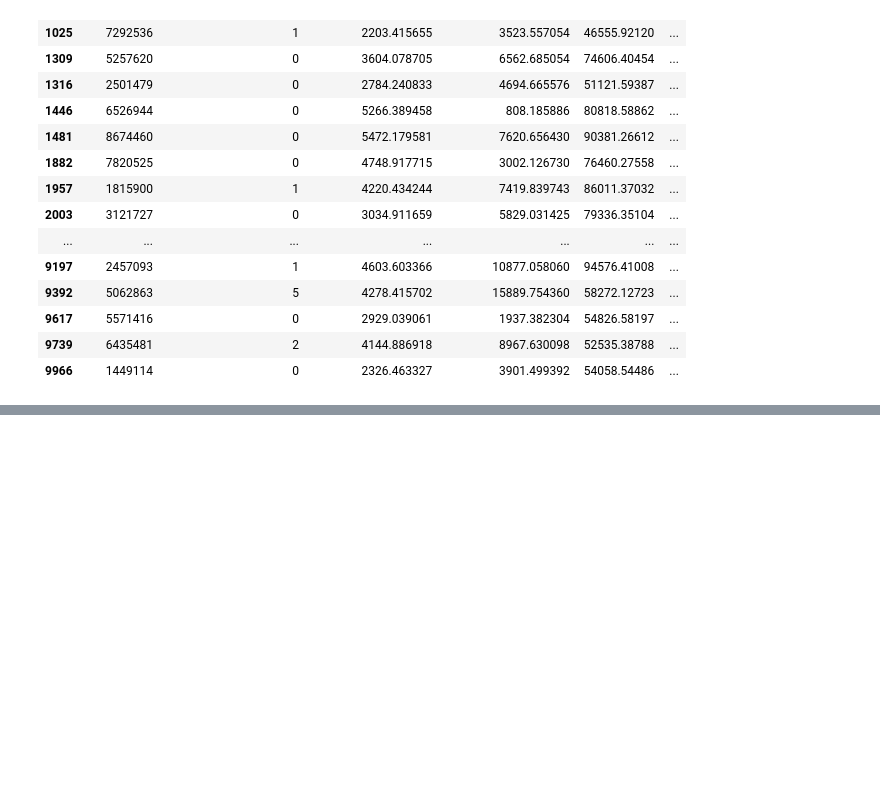
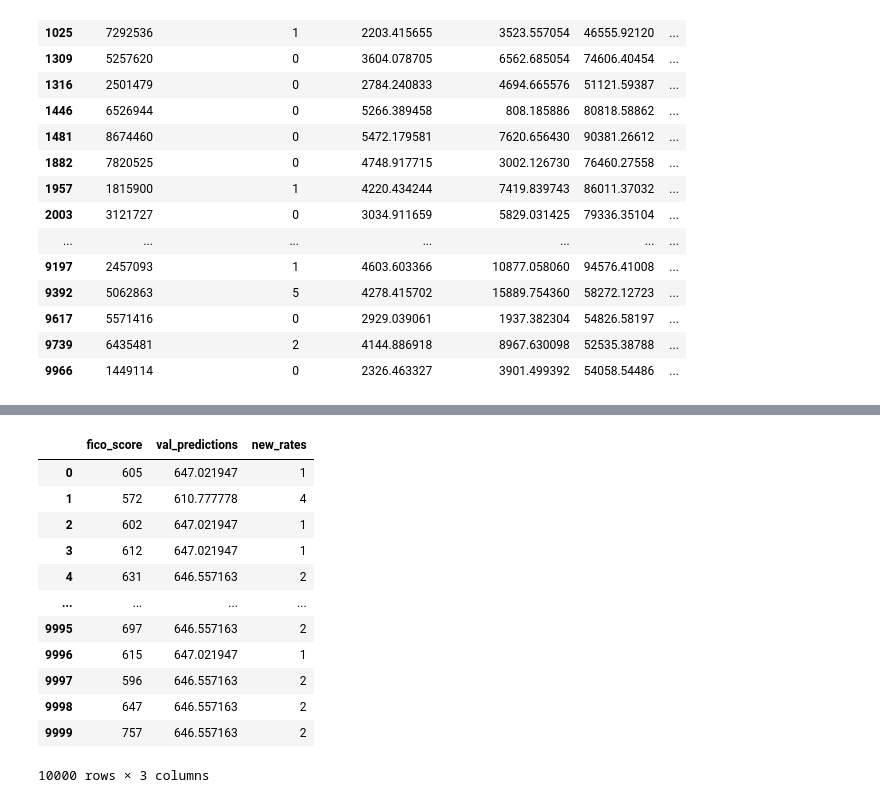
Before and after one commit to dudukels/Quant_Projects_Portfolio, a Jupyter notebook: JPMorgan - Quant Research/Task 4/Task 4_JPKD.ipynb, the cells around one changed output, grey strips where cells are left out. Saved outputs shown, nothing was run; the diff lists cells and outputs as text; code cells hidden in the pictures; blank space fills up the shorter version.

```diff
--- a/JPMorgan - Quant Research/Task 4/Task 4_JPKD.ipynb
+++ b/JPMorgan - Quant Research/Task 4/Task 4_JPKD.ipynb
@@ -210,0 +434,18 @@ Quantized values: [2.3, 6.1, 6.1, 2.3, 6.1]
+# %%
+df1, df2 = quantize_fico(df, 6)
+# %%
+df1
+# %% [output]
+|  | fico_score | val_predictions | new_rates |
+| 0 | 605 | 647.021947 | 1 |
+| 1 | 572 | 610.777778 | 4 |
+| 2 | 602 | 647.021947 | 1 |
+| 3 | 612 | 647.021947 | 1 |
+| 4 | 631 | 646.557163 | 2 |
+| ... | ... | ... | ... |
+| 9995 | 697 | 646.557163 | 2 |
+| 9996 | 615 | 647.021947 | 1 |
+| 9997 | 596 | 646.557163 | 2 |
+| 9998 | 647 | 646.557163 | 2 |
+| 9999 | 757 | 646.557163 | 2 |
+10000 rows × 3 columns
```
Also changed, not shown: parts of 26 cells of this notebook.
